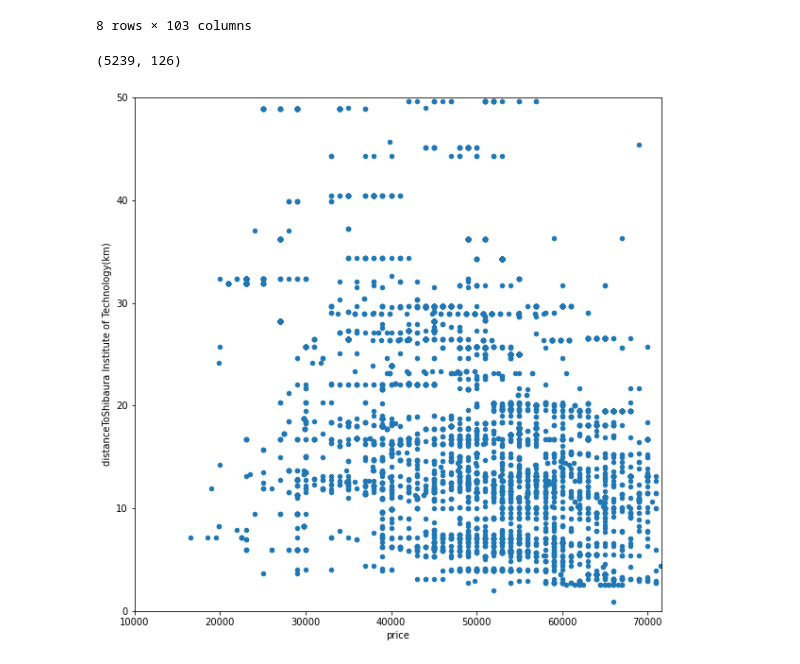
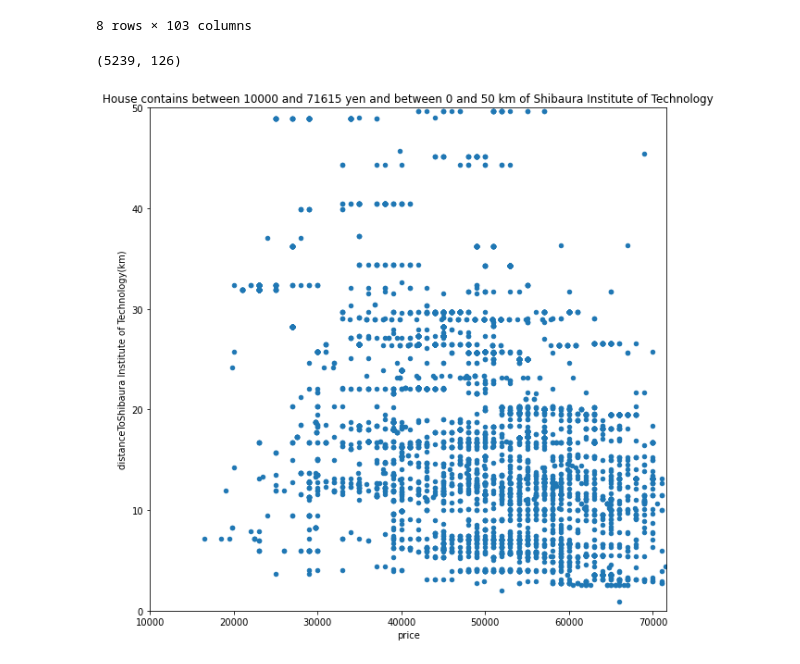
Before and after one commit to BastienBoymond/data-analysis-tokyosharehouse, a Jupyter notebook: analysis.ipynb, the cells around one changed output. Drawn from its saved outputs; the diff is of its cells as text; code cells hidden in the pictures.

Commit message:
put a title

```diff
--- a/analysis.ipynb
+++ b/analysis.ipynb
@@ -37,10 +37,10 @@ memory usage: 9.4+ MB
 | max | 158000.000000 | 80000.000000 | 33000.000000 | 4074.000000 | 140.923962 | 38.270598 | 136000.000000 | 30000.000000 | 2.023013e+07 | ... |
 8 rows × 103 columns
 # %%
+# display a plot
+df.plot(kind='scatter', x='price', y='distanceToShibaura Institute of Technology(km)', xlim=(10000, 71615), ylim=(0, 50), figsize=(10, 10), title='House contains between 10000 and 71615 yen and between 0 and 50 km of Shibaura Institute of Technology')
 # know how many data points are on the future plot
 df[(df['price'] > 10000) & (df['price'] < 71615) & (df['distanceToShibaura Institute of Technology(km)'] > 0) & (df['distanceToShibaura Institute of Technology(km)'] < 50)].shape
-# display a plot
-df.plot(kind='scatter', x='price', y='distanceToShibaura Institute of Technology(km)', xlim=(10000, 71615), ylim=(0, 50), figsize=(10, 10))
 # %% [output]
 (5239, 126)
-[figure, old version]
+[figure, new version]
```
